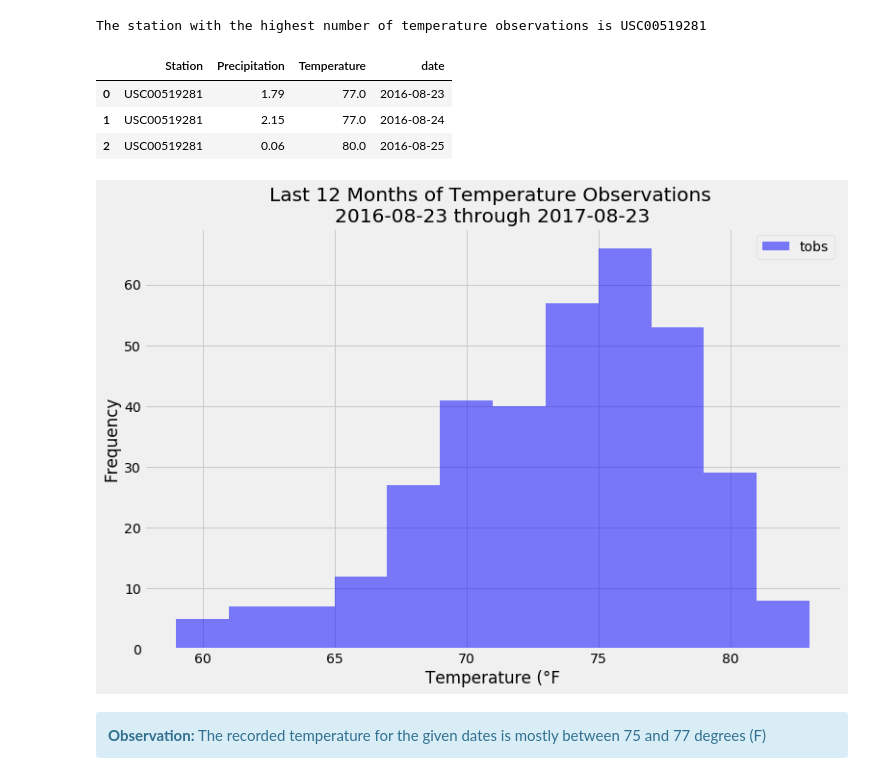
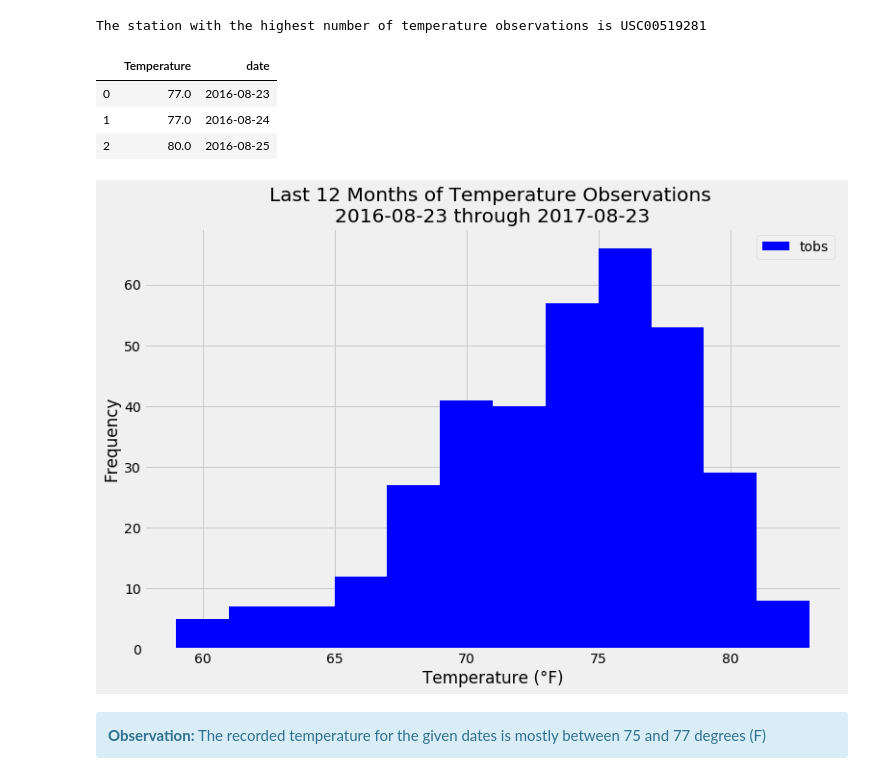
Before and after one commit to annmcnamara/sqlalchemy-challenge, a Jupyter notebook: climate_starter.ipynb, the cells around one changed output. Cells and saved outputs as stored; diff of their text form; code cells hidden in the pictures.

```diff
--- a/climate_starter.ipynb
+++ b/climate_starter.ipynb
@@ -310,42 +322,49 @@ print(f"The station with the highest number of temperature observations is {stat
 The station with the highest number of temperature observations is USC00519281
 # %%
 # A query to retrieve the last 12 months of temperature observation data (TOBS).
-results = session.query(Measurement.station, Measurement.prcp, Measurement.tobs, Measurement.date)\
+# results = session.query(Measurement.station, Measurement.prcp, Measurement.tobs, Measurement.date)\
+#                 .filter(Measurement.station == station_tobs) \
+#                 .filter(and_(Measurement.date >= one_year_before_str, Measurement.date <= last_date_str))
+
+# temperature_obs_df = pd.DataFrame(results[:], columns=['Station', 'Precipitation', 'Temperature', 'date'])
+
+results = session.query(Measurement.tobs, Measurement.date)\
                 .filter(Measurement.station == station_tobs) \
                 .filter(and_(Measurement.date >= one_year_before_str, Measurement.date <= last_date_str))
 
-temperature_obs_df = pd.DataFrame(results[:], columns=['Station', 'Precipitation', 'Temperature', 'date'])
+temperature_obs_df = pd.DataFrame(results[:], columns=['Temperature', 'date'])
+
 
 temperature_obs_df.head(3)
 # %% [output]
-|  | Station | Precipitation | Temperature | date |
-| 0 | USC00519281 | 1.79 | 77.0 | 2016-08-23 |
-| 1 | USC00519281 | 2.15 | 77.0 | 2016-08-24 |
-| 2 | USC00519281 | 0.06 | 80.0 | 2016-08-25 |
+|  | Temperature | date |
+| 0 | 77.0 | 2016-08-23 |
+| 1 | 77.0 | 2016-08-24 |
+| 2 | 80.0 | 2016-08-25 |
 # %%
 #Plot the results as a histogram with bins=12.
 
 # set up the data
 x    = temperature_obs_df['Temperature']
 bins = 12
 
 # plot the histogram
-n, xbins, patches = plt.hist(x, num_bins, facecolor='blue', alpha=0.5,label='tobs' )
+n, xbins, patches = plt.hist(x, bins, facecolor='blue', alpha=1,label=['tobs'] )
 
 # Label and title the plot and axes
-plt.xlabel(u'Temperature (\N{DEGREE SIGN}F')
+plt.xlabel(u'Temperature (\N{DEGREE SIGN}F)')
 plt.ylabel( 'Frequency')
 plt.title (f'Last 12 Months of Temperature Observations \n{one_year_before_str} through {last_date_str}')
 plt.legend()
 
 fig= plt.gcf()
 fig.set_size_inches(15, 7.5)     # set a suitable size
 plt.subplots_adjust(right=0.75)
 
 plt.show()
 fig.savefig("./Images/tobs_histogram.png")
 # %% [output]
-[figure, old version]
+[figure, new version]
 # %% [markdown]
 <div class="alert alert-block alert-info">
 <b>Observation:</b>
```
Also changed, not shown: parts of 14 cells of this notebook, 5 other files.
